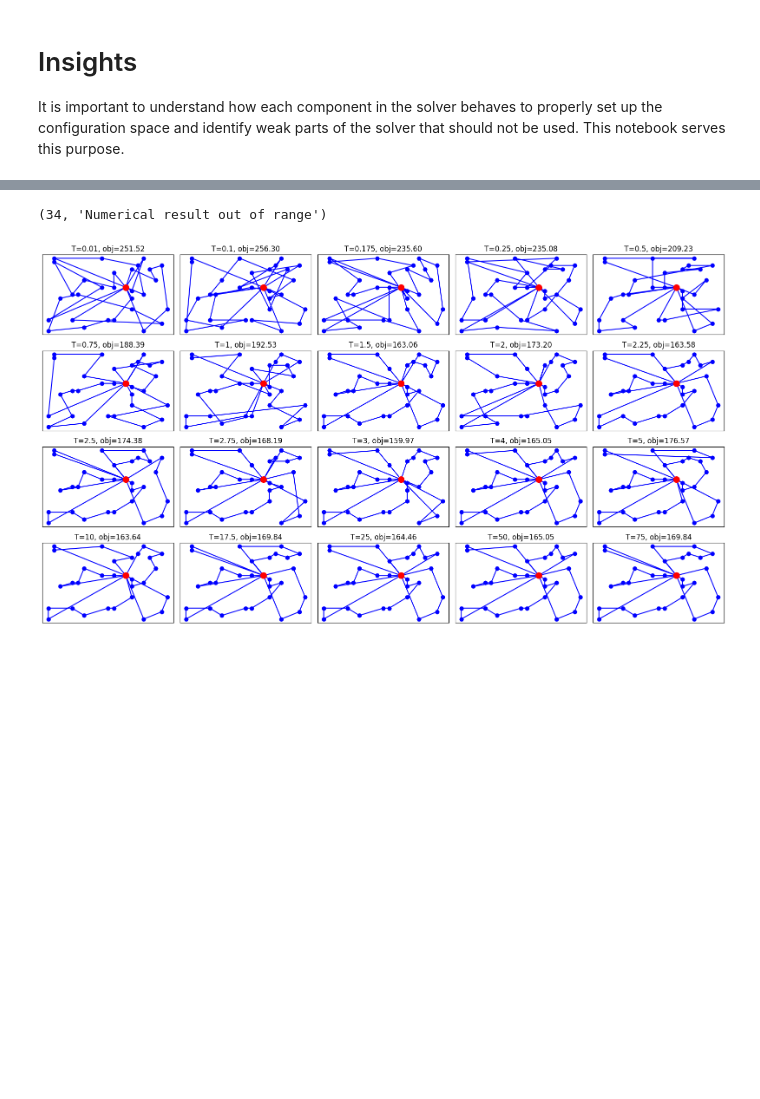
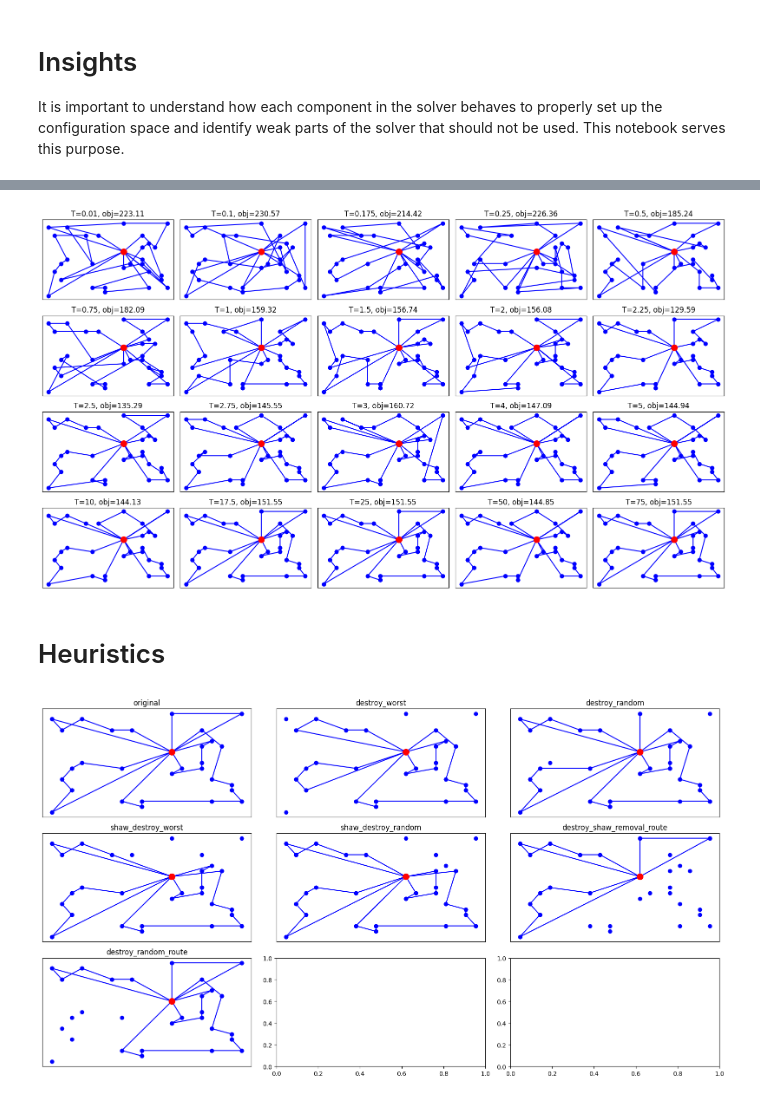
Before and after one commit to Karilli/CVRP-solver, a Jupyter notebook: showcase.ipynb, the cells around one changed output, grey strips where cells are left out. Cells and saved outputs as stored; diff of their text form; code cells hidden in the pictures; blank space fills up the shorter version.

```diff
--- a/showcase.ipynb
+++ b/showcase.ipynb
@@ -88,8 +112,33 @@ for T in (0.01, 0.1, 0.175, 0.25, 0.5, 0.75, 1, 1.5, 2, 2.25, 2.5, 2.75, 3, 4, 5
         reoptimize_routes(sol, time.time()+5, conf=DEFAULT_CONFIG)
         canvas[f"T={T}, obj={sol.objective():.2f}"] = [[0]+route+[0] for route in sol]
     except Exception as e:
-        print(e)
+        pass
 plot(canvas, locations, 4, 5)
 # %% [output]
-(34, 'Numerical result out of range')
-[figure, old version]
+[figure, new version]
+# %% [markdown]
+# Heuristics
+# %%
+DESTROY = [
+    (destroy_worst, 4),
+    (destroy_random, 4),
+    (destroy_shaw_worst, 2),
+    (destroy_shaw_random, 2),
+    (destroy_shaw_removal_route, 1),
+    (destroy_random_route, 1),
+]
+canvas = {}
+sol = generate_initial_solution(distance_matrix, locations, demands, number_of_vehicles, vehicle_capacity, "GREEDY_ALL_ROUTES")
+canvas["original"] = [[0]+route+[0] for route in sol]
+for heuristic, calls in DESTROY:
+    cpy = sol.copy()
+    Tabu.init(1)
+    for _ in range(calls):
+        heuristic(cpy)
+
+    name = str(heuristic).split()[1] if str(heuristic)[0] == "<" else "shaw_" + str(heuristic).split()[5]
+    canvas[name] = [[0]+route+[0] for route in cpy]
+
+plot(canvas, locations, 3, 3)
+# %% [output]
+[figure, added]
```
Also changed, not shown: parts of 8 cells of this notebook, 5 other files.
